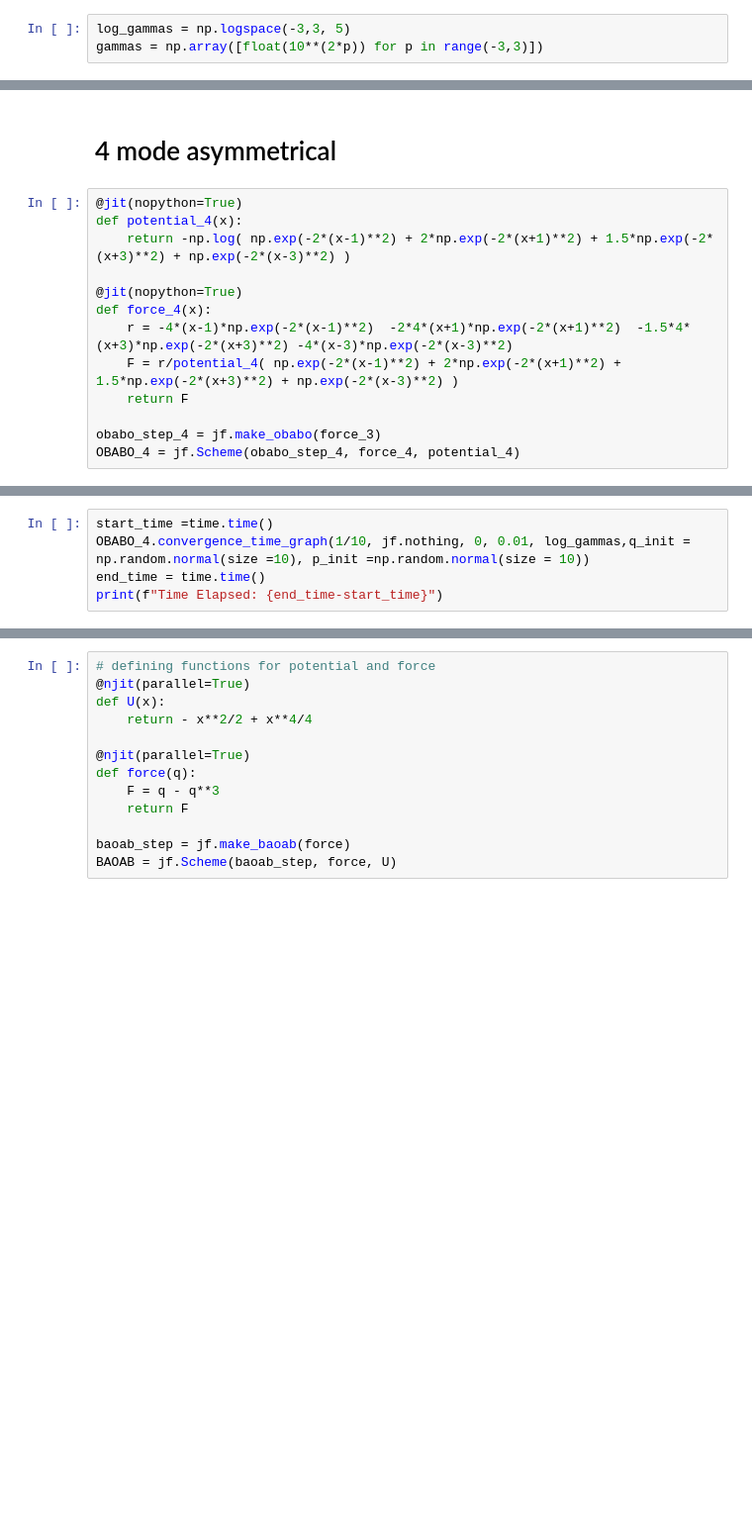
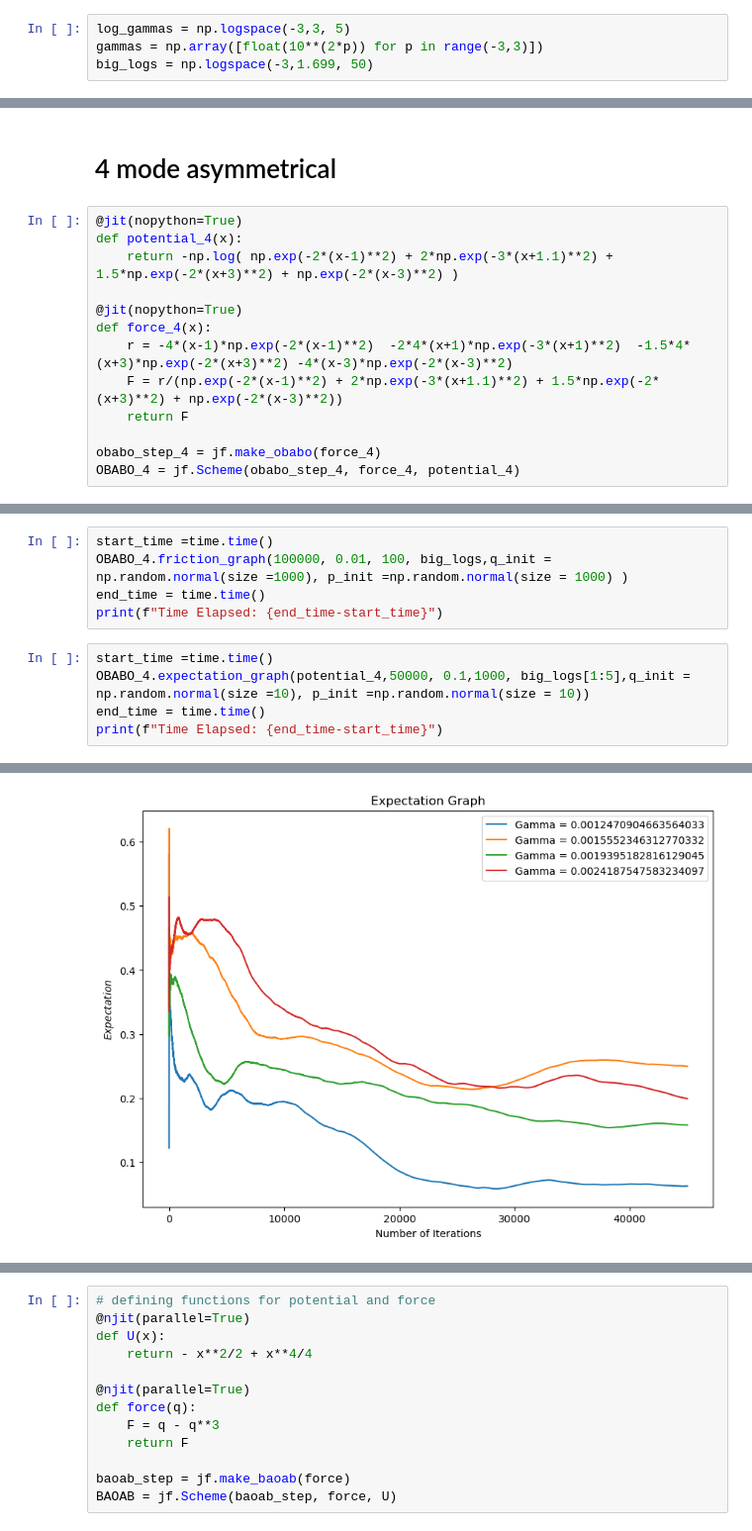
Before and after one commit to ktadgh/Langevin-Dynamics, a Jupyter notebook: OBABO.ipynb, the cells around one changed output, grey strips where cells are left out. Shown at 99% size. Drawn from its saved outputs; the diff is of its cells as text; blank space fills up the shorter version.

```diff
--- a/OBABO.ipynb
+++ b/OBABO.ipynb
@@ -9,6 +9,7 @@ import jit_functions as jf
 # %%
 log_gammas = np.logspace(-3,3, 5)
 gammas = np.array([float(10**(2*p)) for p in range(-3,3)])
+big_logs = np.logspace(-3,1.699, 50)
 # %% [markdown]
 # Creating my OBABO class element
 # %%
@@ -165,15 +161,15 @@ Time Elapsed: 210.0191216468811
 # %%
 @jit(nopython=True)
 def potential_4(x):
-    return -np.log( np.exp(-2*(x-1)**2) + 2*np.exp(-2*(x+1)**2) + 1.5*np.exp(-2*(x+3)**2) + np.exp(-2*(x-3)**2) )
+    return -np.log( np.exp(-2*(x-1)**2) + 2*np.exp(-3*(x+1.1)**2) + 1.5*np.exp(-2*(x+3)**2) + np.exp(-2*(x-3)**2) )
 
 @jit(nopython=True)
 def force_4(x):
-    r = -4*(x-1)*np.exp(-2*(x-1)**2)  -2*4*(x+1)*np.exp(-2*(x+1)**2)  -1.5*4*(x+3)*np.exp(-2*(x+3)**2) -4*(x-3)*np.exp(-2*(x-3)**2)
-    F = r/potential_4( np.exp(-2*(x-1)**2) + 2*np.exp(-2*(x+1)**2) + 1.5*np.exp(-2*(x+3)**2) + np.exp(-2*(x-3)**2) )
+    r = -4*(x-1)*np.exp(-2*(x-1)**2)  -2*4*(x+1)*np.exp(-3*(x+1)**2)  -1.5*4*(x+3)*np.exp(-2*(x+3)**2) -4*(x-3)*np.exp(-2*(x-3)**2)
+    F = r/(np.exp(-2*(x-1)**2) + 2*np.exp(-3*(x+1.1)**2) + 1.5*np.exp(-2*(x+3)**2) + np.exp(-2*(x-3)**2))
     return F
 
-obabo_step_4 = jf.make_obabo(force_3)
+obabo_step_4 = jf.make_obabo(force_4)
 OBABO_4 = jf.Scheme(obabo_step_4, force_4, potential_4)
 # %%
 start_time =time.time()
@@ -183,5 +181,11 @@ print(f"Time Elapsed: {end_time-start_time}")
 # %%
 start_time =time.time()
-OBABO_4.convergence_time_graph(1/10, jf.nothing, 0, 0.01, log_gammas,q_init = np.random.normal(size =10), p_init =np.random.normal(size = 10))
+OBABO_4.friction_graph(100000, 0.01, 100, big_logs,q_init = np.random.normal(size =1000), p_init =np.random.normal(size = 1000) )
 end_time = time.time()
 print(f"Time Elapsed: {end_time-start_time}")
+# %%
+start_time =time.time()
+OBABO_4.expectation_graph(potential_4,50000, 0.1,1000, big_logs[1:5],q_init = np.random.normal(size =10), p_init =np.random.normal(size = 10))
+end_time = time.time()
+print(f"Time Elapsed: {end_time-start_time}")
+# %% [output]
@@ -187,0 +193 @@ print(f"Time Elapsed: {end_time-start_time}")
+[figure, added]
```
Also changed, not shown: parts of 13 cells of this notebook, 1 other file.
